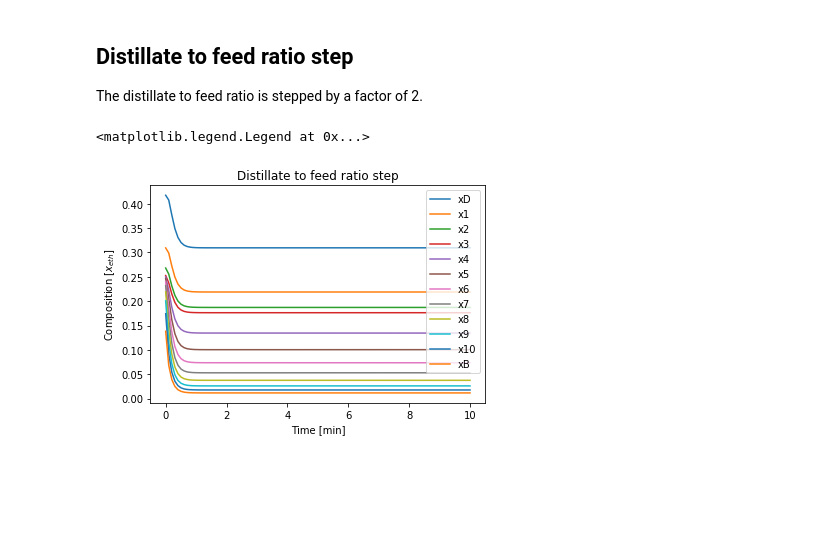
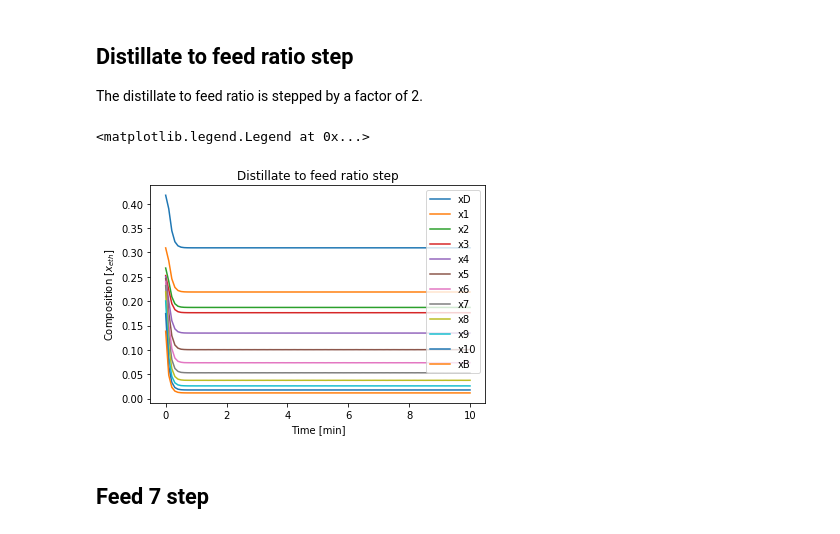
Before and after one commit to albertmitchell3/Distillation_Column, a Jupyter notebook: Basic_Distillation Model.ipynb, the cells around one changed output. Drawn from its saved outputs; the diff is of its cells as text; code cells hidden in the pictures; blank space fills up the shorter version.

```diff
--- a/Basic_Distillation Model.ipynb
+++ b/Basic_Distillation Model.ipynb
@@ -210,26 +225,28 @@ tspan = (0, 10)
 t = np.linspace( *tspan, 100)
 xF = 0.25
 D_F_ratio = D_F_ratio*2
-r = scipy.integrate.solve_ivp(mod, tspan, xi, t_eval=t)
-x0,x1,x2,x3,x4,x5,x6,x7,x8,x9,x10,x11 = r.y
+d_f_ratio_step = scipy.integrate.solve_ivp(mod, tspan, xi, t_eval=t)
+x0,x1,x2,x3,x4,x5,x6,x7,x8,x9,x10,x11 = d_f_ratio_step.y
 # %%
-plt.figure('please make it lookbtter')
+plt.figure('Distillate_feed_step')
 plt.title("Distillate to feed ratio step")
 plt.plot(t,x0, label = "xD")
 plt.plot(t,x1, label = "x1")
 plt.plot(t,x2, label = "x2")
 plt.plot(t,x3, label = "x3")
 plt.plot(t,x4, label = "x4")
 plt.plot(t,x5, label = "x5")
 plt.plot(t,x6, label = "x6")
 plt.plot(t,x7, label = "x7")
 plt.plot(t,x8, label = "x8")
 plt.plot(t,x9, label = "x9")
 plt.plot(t,x10, label = "x10")
 plt.plot(t,x11, label = "xB")
 plt.xlabel("Time [min]")
 plt.ylabel("Composition [$x_{eth}$]")
 plt.legend(loc = "upper right")
 # %% [output]
 <matplotlib.legend.Legend at 0x...>
-[figure, old version]
+[figure, new version]
+# %% [markdown]
+## Feed 7 step
```
Also changed, not shown: parts of 9 cells of this notebook.
